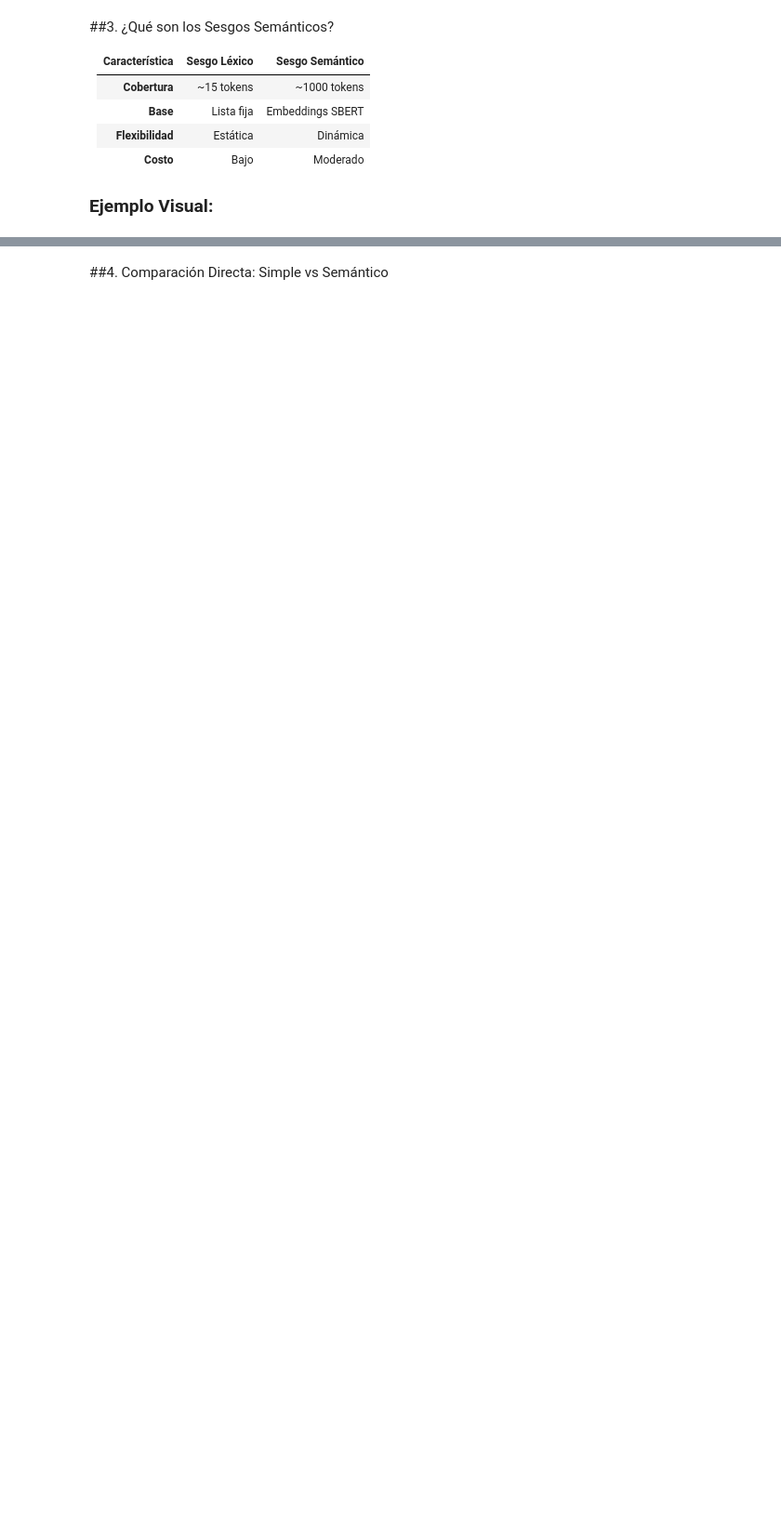
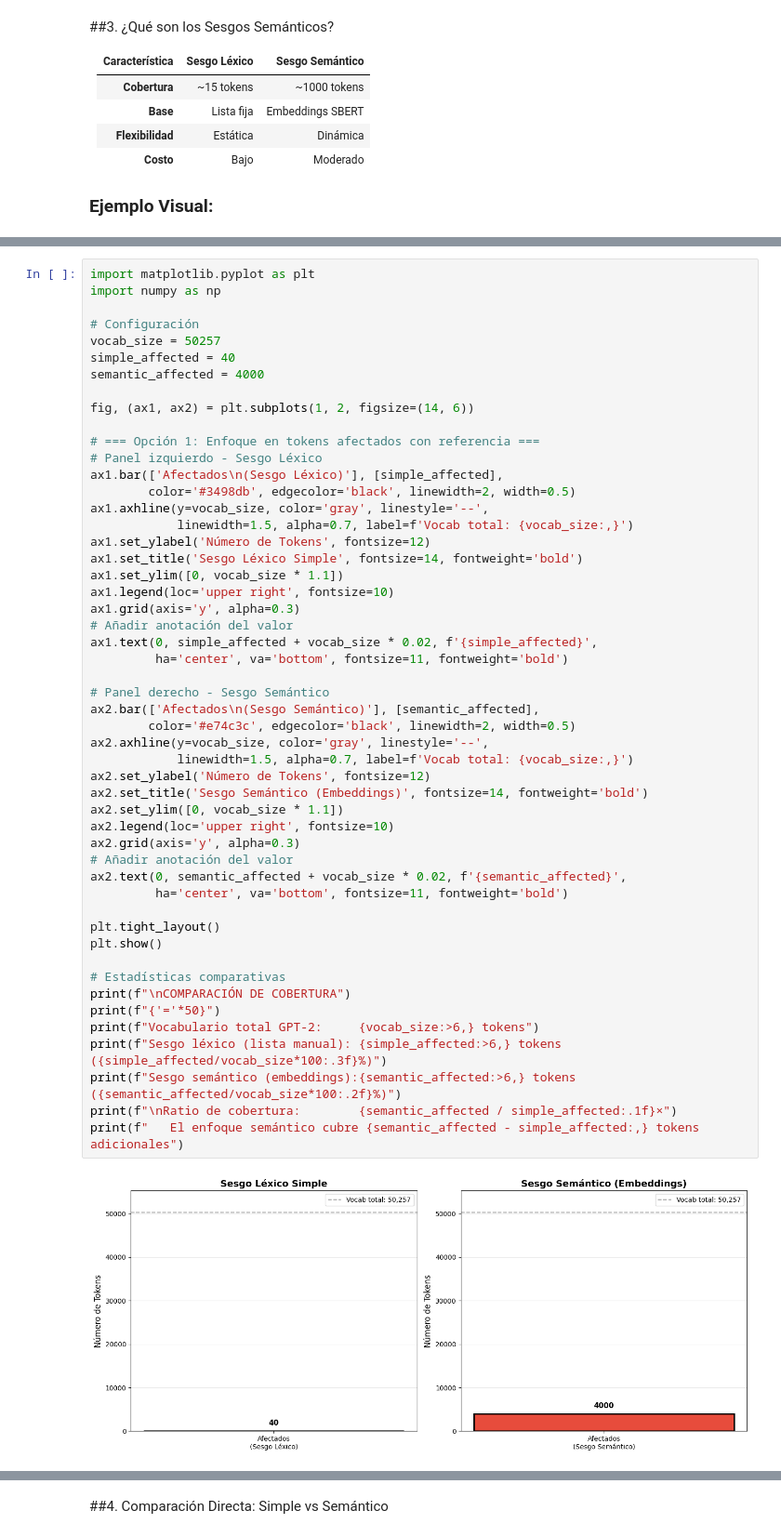
Before and after one commit to Nicolakorff/tfm-endocrine-llm, a Jupyter notebook: examples/03_demo_semantic.ipynb, the cells around one changed output, grey strips where cells are left out. Shown at 93% size. Cells and saved outputs as stored; diff of their text form; blank space fills up the shorter version.

Commit message:
Update notebooks for semantic bias analysis and enhance documentation

```diff
--- a/examples/03_demo_semantic.ipynb
+++ b/examples/03_demo_semantic.ipynb
@@ -116,0 +90,53 @@ print(f"\n Ratio de cobertura: {semantic_affected / simple_affected:.1f}×")
+# %%
+import matplotlib.pyplot as plt
+import numpy as np
+
+# Configuración
+vocab_size = 50257
+simple_affected = 40
+semantic_affected = 4000
+
+fig, (ax1, ax2) = plt.subplots(1, 2, figsize=(14, 6))
+
+# === Opción 1: Enfoque en tokens afectados con referencia ===
+# Panel izquierdo - Sesgo Léxico
+ax1.bar(['Afectados\n(Sesgo Léxico)'], [simple_affected],
+        color='#3498db', edgecolor='black', linewidth=2, width=0.5)
+ax1.axhline(y=vocab_size, color='gray', linestyle='--',
+            linewidth=1.5, alpha=0.7, label=f'Vocab total: {vocab_size:,}')
+ax1.set_ylabel('Número de Tokens', fontsize=12)
+ax1.set_title('Sesgo Léxico Simple', fontsize=14, fontweight='bold')
+ax1.set_ylim([0, vocab_size * 1.1])
+ax1.legend(loc='upper right', fontsize=10)
+ax1.grid(axis='y', alpha=0.3)
+# Añadir anotación del valor
+ax1.text(0, simple_affected + vocab_size * 0.02, f'{simple_affected}',
+         ha='center', va='bottom', fontsize=11, fontweight='bold')
+
+# Panel derecho - Sesgo Semántico
+ax2.bar(['Afectados\n(Sesgo Semántico)'], [semantic_affected],
+        color='#e74c3c', edgecolor='black', linewidth=2, width=0.5)
+ax2.axhline(y=vocab_size, color='gray', linestyle='--',
+            linewidth=1.5, alpha=0.7, label=f'Vocab total: {vocab_size:,}')
+ax2.set_ylabel('Número de Tokens', fontsize=12)
+ax2.set_title('Sesgo Semántico (Embeddings)', fontsize=14, fontweight='bold')
+ax2.set_ylim([0, vocab_size * 1.1])
+ax2.legend(loc='upper right', fontsize=10)
+ax2.grid(axis='y', alpha=0.3)
+# Añadir anotación del valor
+ax2.text(0, semantic_affected + vocab_size * 0.02, f'{semantic_affected}',
+         ha='center', va='bottom', fontsize=11, fontweight='bold')
+
+plt.tight_layout()
+plt.show()
+
+# Estadísticas comparativas
+print(f"\nCOMPARACIÓN DE COBERTURA")
+print(f"{'='*50}")
+print(f"Vocabulario total GPT-2:     {vocab_size:>6,} tokens")
+print(f"Sesgo léxico (lista manual): {simple_affected:>6,} tokens ({simple_affected/vocab_size*100:.3f}%)")
+print(f"Sesgo semántico (embeddings):{semantic_affected:>6,} tokens ({semantic_affected/vocab_size*100:.2f}%)")
+print(f"\nRatio de cobertura:        {semantic_affected / simple_affected:.1f}×")
+print(f"   El enfoque semántico cubre {semantic_affected - simple_affected:,} tokens adicionales")
+# %% [output]
+[figure, added]
```
Also changed, not shown: parts of 17 cells of this notebook, 1 other file.
